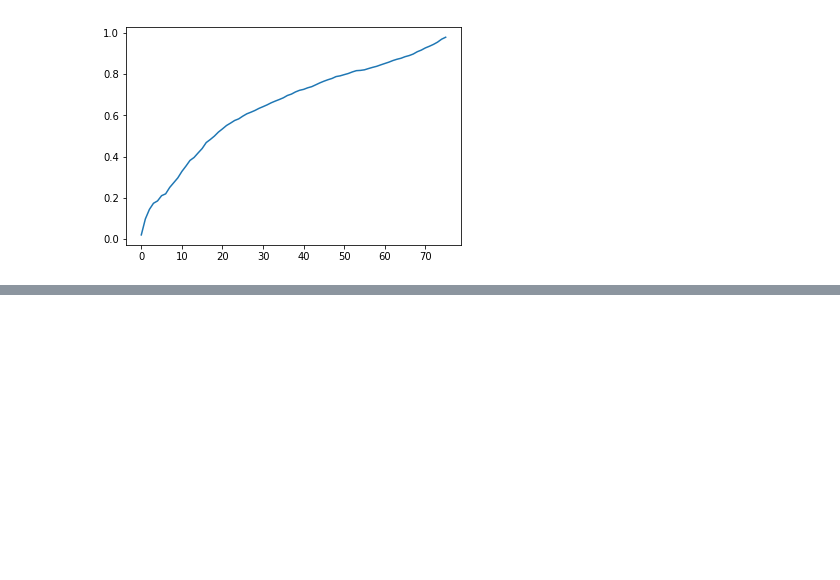
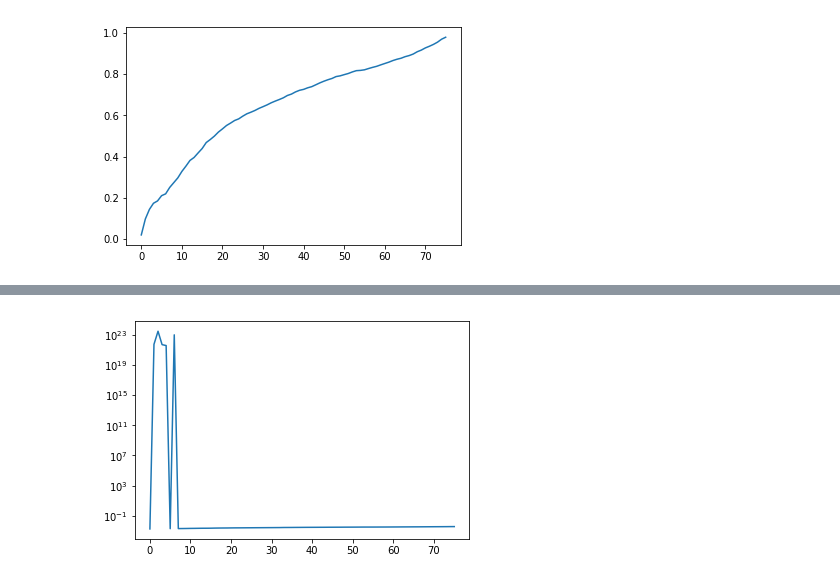
Before and after one commit to AshokRao95/network_volatility, a Jupyter notebook: svd_io.ipynb, the cells around one changed output, grey strips where cells are left out. Cells and saved outputs as stored; diff of their text form; code cells hidden in the pictures; blank space fills up the shorter version.

```diff
--- a/svd_io.ipynb
+++ b/svd_io.ipynb
@@ -151,0 +197,5 @@ plt.show()
+# %%
+gabaix_sector_correlation.mean(0).plot(logy=True)
+plt.show()
+# %% [output]
+[figure, added]
```
Also changed, not shown: parts of 12 cells of this notebook.
